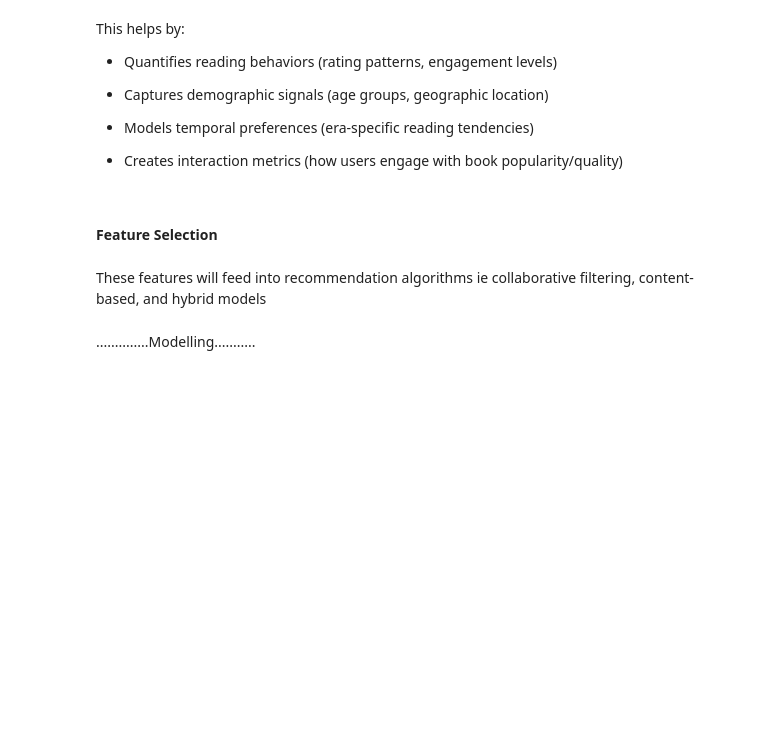
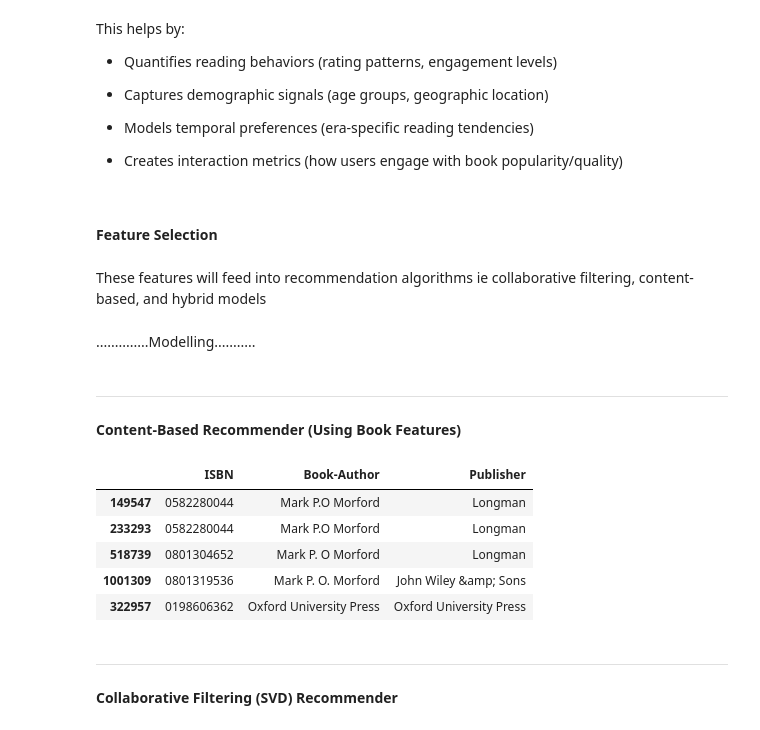
Before and after one commit to ruth-kitasi/Online-Book-Recommender-System, a Jupyter notebook: notebooks/Mbego.ipynb, the cells around one changed output. Drawn from its saved outputs; the diff is of its cells as text; code cells hidden in the pictures; blank space fills up the shorter version.

Commit message:
Modification of preference based models

```diff
--- a/notebooks/Mbego.ipynb
+++ b/notebooks/Mbego.ipynb
@@ -585,3 +585,57 @@ df = df[final_features]
 These features will feed into recommendation algorithms ie collaborative filtering, content-based, and hybrid models
 # %% [markdown]
 ..............Modelling...........
+# %% [markdown]
+---
+# %% [markdown]
+**Content-Based Recommender (Using Book Features)**
+# %%
+import pandas as pd
+from sklearn.metrics.pairwise import cosine_similarity
+from sklearn.feature_extraction.text import TfidfVectorizer
+
+def content_based_recommend(isbn, n=5):
+    """
+    Recommends similar books based on:
+    - Book-Author
+    - Publisher
+    - Publication-Decade
+    - user_country (user preference context)
+    - user_engagement_tier (user preference context)
+    """
+    # Combine features into text
+    df['content_features'] = (
+        df['Book-Author'] + ' ' +
+        df['Publisher'] + ' ' +
+        df['Publication-Decade'].astype(str) + ' ' +
+        df['user_country'] + ' ' +
+        df['user_engagement_tier'].astype(str)
+    )
+
+    # TF-IDF Vectorization
+    tfidf = TfidfVectorizer(stop_words='english')
+    tfidf_matrix = tfidf.fit_transform(df['content_features'])
+
+    # Get similarity scores
+    idx = df.index[df['ISBN'] == isbn].tolist()[0]
+    sim_scores = cosine_similarity(tfidf_matrix[idx], tfidf_matrix)
+
+    # Get top N similar books (excluding itself)
+    similar_books = list(enumerate(sim_scores[0]))
+    similar_books = sorted(similar_books, key=lambda x: x[1], reverse=True)[1:n+1]
+
+    return df.iloc[[i[0] for i in similar_books]][['ISBN', 'Book-Author', 'Publisher']]
+# %%
+# Usage
+content_based_recommend(isbn='0195153448')
+# %% [output]
+|  | ISBN | Book-Author | Publisher |
+| 149547 | 0582280044 | Mark P.O Morford | Longman |
+| 233293 | 0582280044 | Mark P.O Morford | Longman |
+| 518739 | 0801304652 | Mark P. O Morford | Longman |
+| 1001309 | 0801319536 | Mark P. O. Morford | John Wiley &amp; Sons |
+| 322957 | 0198606362 | Oxford University Press | Oxford University Press |
+# %% [markdown]
+---
+# %% [markdown]
+**Collaborative Filtering (SVD) Recommender**
```
Also changed, not shown: parts of 4 cells of this notebook.
